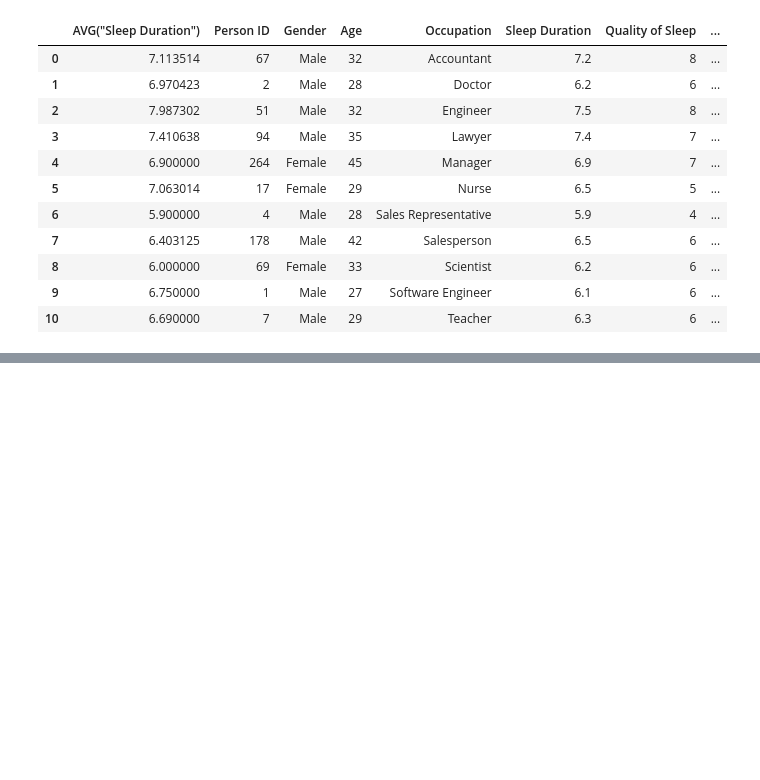
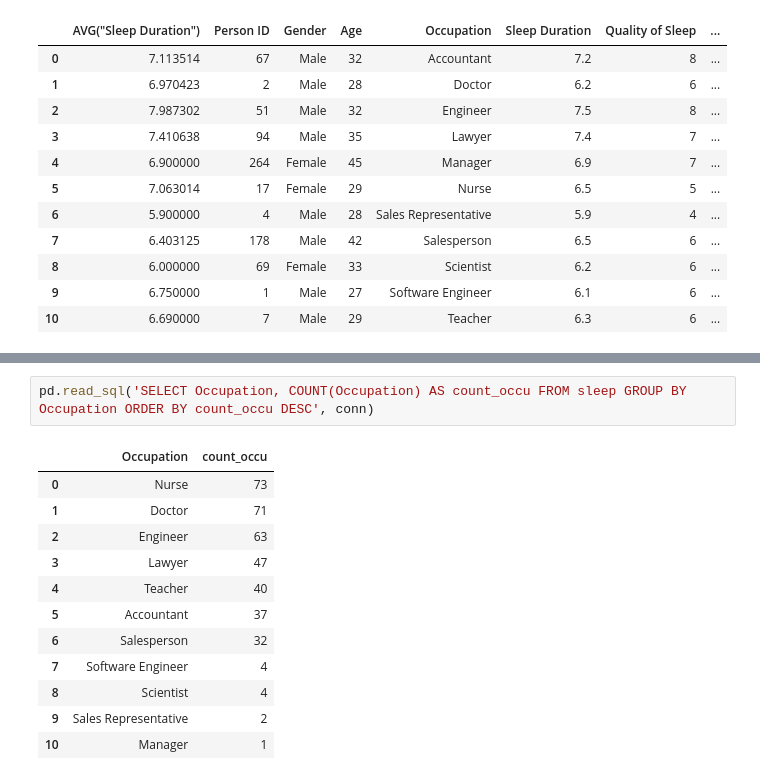
Before and after one commit to berkasin01/sql_fundamentals, a Jupyter notebook: sql_basics.ipynb, the cells around one changed output, grey strips where cells are left out. Drawn from its saved outputs; the diff is of its cells as text; blank space fills up the shorter version.

```diff
--- a/sql_basics.ipynb
+++ b/sql_basics.ipynb
@@ -80,0 +101,15 @@ pd.read_sql('SELECT "Stress Level", "Quality of Sleep", Occupation FROM sleep GR
+# %%
+pd.read_sql('SELECT Occupation, COUNT(Occupation) AS count_occu FROM sleep GROUP BY Occupation ORDER BY count_occu DESC', conn)
+# %% [output]
+|  | Occupation | count_occu |
+| 0 | Nurse | 73 |
+| 1 | Doctor | 71 |
+| 2 | Engineer | 63 |
+| 3 | Lawyer | 47 |
+| 4 | Teacher | 40 |
+| 5 | Accountant | 37 |
+| 6 | Salesperson | 32 |
+| 7 | Software Engineer | 4 |
+| 8 | Scientist | 4 |
+| 9 | Sales Representative | 2 |
+| 10 | Manager | 1 |
```
Also changed, not shown: parts of 4 cells of this notebook.
